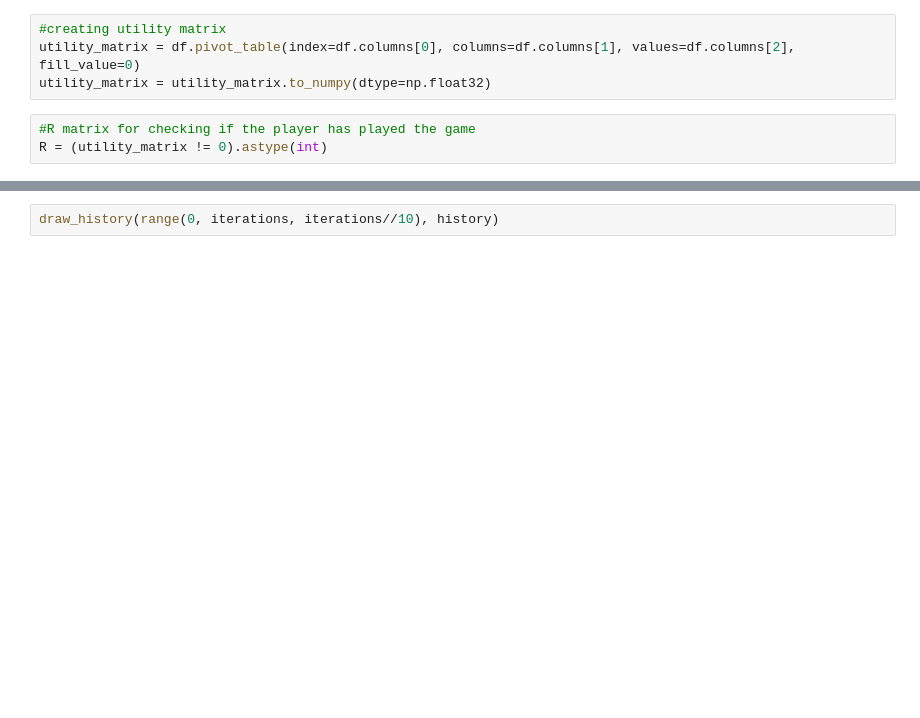
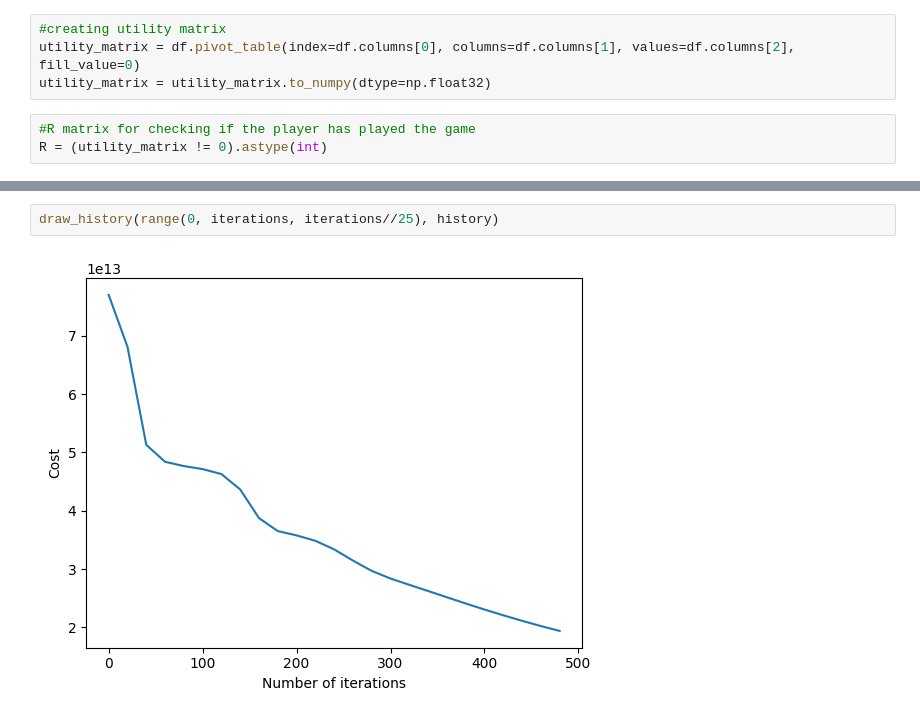
Before and after one commit to haydnllh/Game_recommender, a Jupyter notebook: game_recommender.ipynb, the cells around one changed output, grey strips where cells are left out. Cells and saved outputs as stored; diff of their text form; blank space fills up the shorter version.

```diff
--- a/game_recommender.ipynb
+++ b/game_recommender.ipynb
@@ -93,3 +92,5 @@ Iteration: 9, cost: <object type:float32>
 # %%
-draw_history(range(0, iterations, iterations//10), history)
+draw_history(range(0, iterations, iterations//25), history)
+# %% [output]
+[figure, added]
 # %%
```
Also changed, not shown: parts of 20 cells of this notebook, 1 other file.
